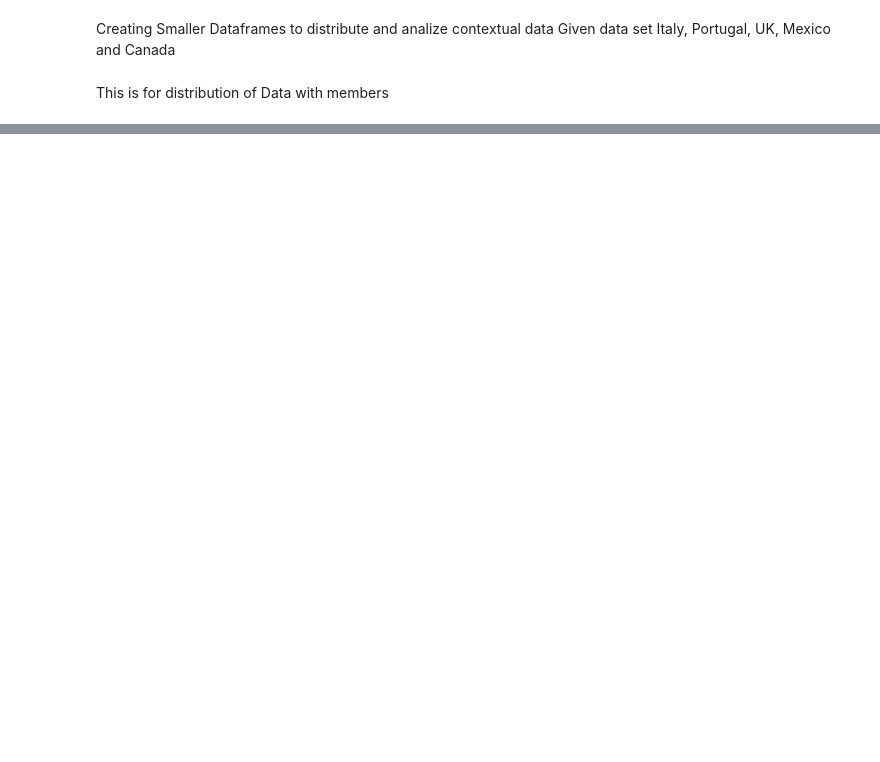
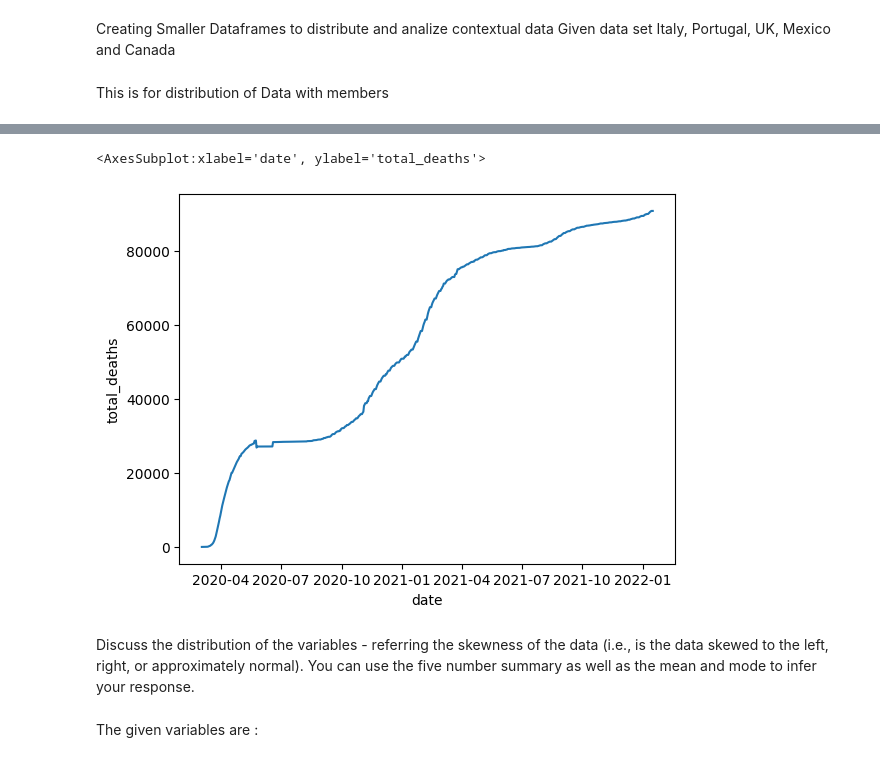
Before and after one commit to kaiwalyaharkare/STAT1000, a Jupyter notebook: exploratordata.ipynb, the cells around one changed output, grey strips where cells are left out. Cells and saved outputs as stored; diff of their text form; code cells hidden in the pictures; blank space fills up the shorter version.

```diff
--- a/exploratordata.ipynb
+++ b/exploratordata.ipynb
@@ -53,0 +107,11 @@ Portugal.to_csv('Portugal.csv')
+# %%
+sns.lineplot(x='date',y='total_deaths',data=Spainsorted)
+# %% [output]
+<AxesSubplot:xlabel='date', ylabel='total_deaths'>
+[figure, added]
+# %% [markdown]
+Discuss the distribution of the variables - referring the skewness of the data (i.e., is the data
+skewed to the left, right, or approximately normal). You can use the five number summary as well
+as the mean and mode to infer your response.
+# %% [markdown]
+The given variables are :
```
Also changed, not shown: parts of 33 cells of this notebook, 8 other files.
